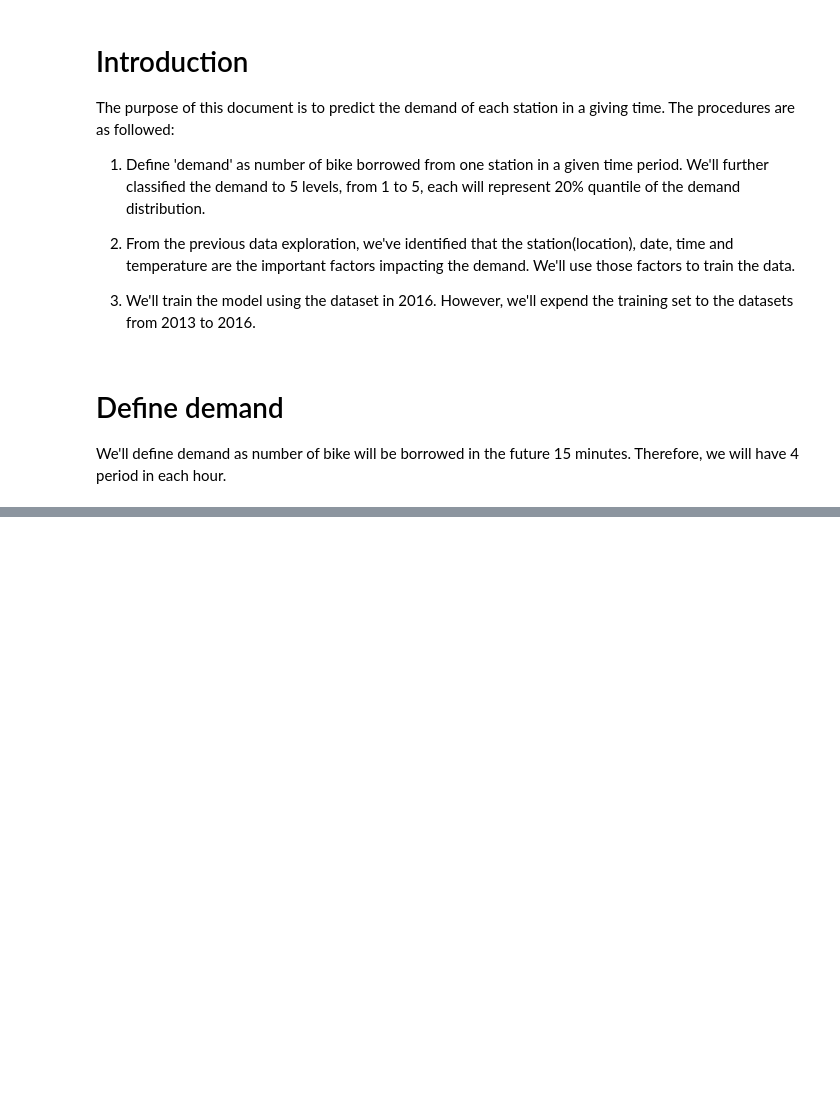
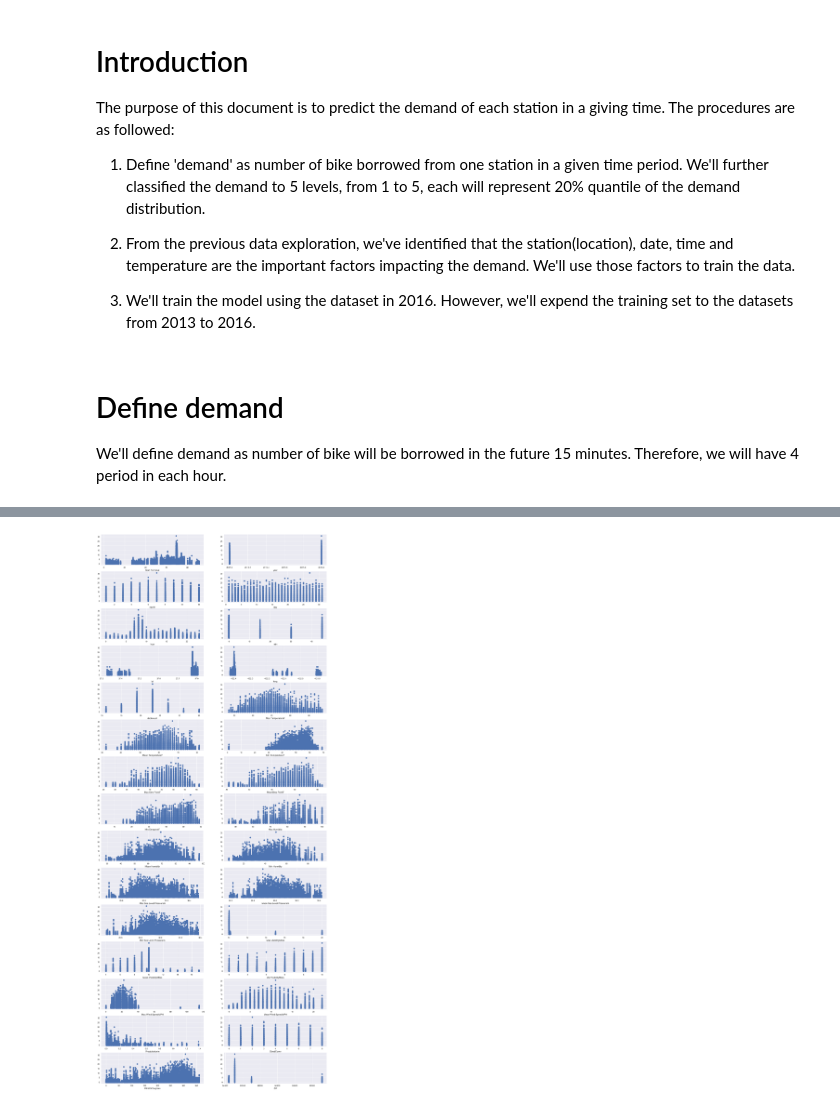
Before and after one commit to sun-binrwei/dsprojects, a Jupyter notebook: Capstone Project 1/Fit_1.ipynb, the cells around one changed output, grey strips where cells are left out. Drawn from its saved outputs; the diff is of its cells as text; code cells hidden in the pictures; blank space fills up the shorter version.

```diff
--- a/Capstone Project 1/Fit_1.ipynb
+++ b/Capstone Project 1/Fit_1.ipynb
@@ -265,4 +42,0 @@ plt.xlabel(factors[i])
-# %%
-i = 31
-plt.scatter(y=Y, x=X[factors[i]])
-plt.xlabel(factors[i])
@@ -283,0 +155,11 @@ len(factors)
+# %%
+# Plot data
+len(factors)
+fig, axes = plt.subplots(int(len(factors)/2),2,figsize = (20,50))
+
+for i,ax in enumerate(axes):
+    for j,x in enumerate(ax):
+        x.scatter(y=Y, x=X[factors[i*2+j]])
+        x.set_xlabel(factors[i*2+j])
+# %% [output]
+[figure, added]
```
Also changed, not shown: parts of 45 cells of this notebook, 20 other files.
